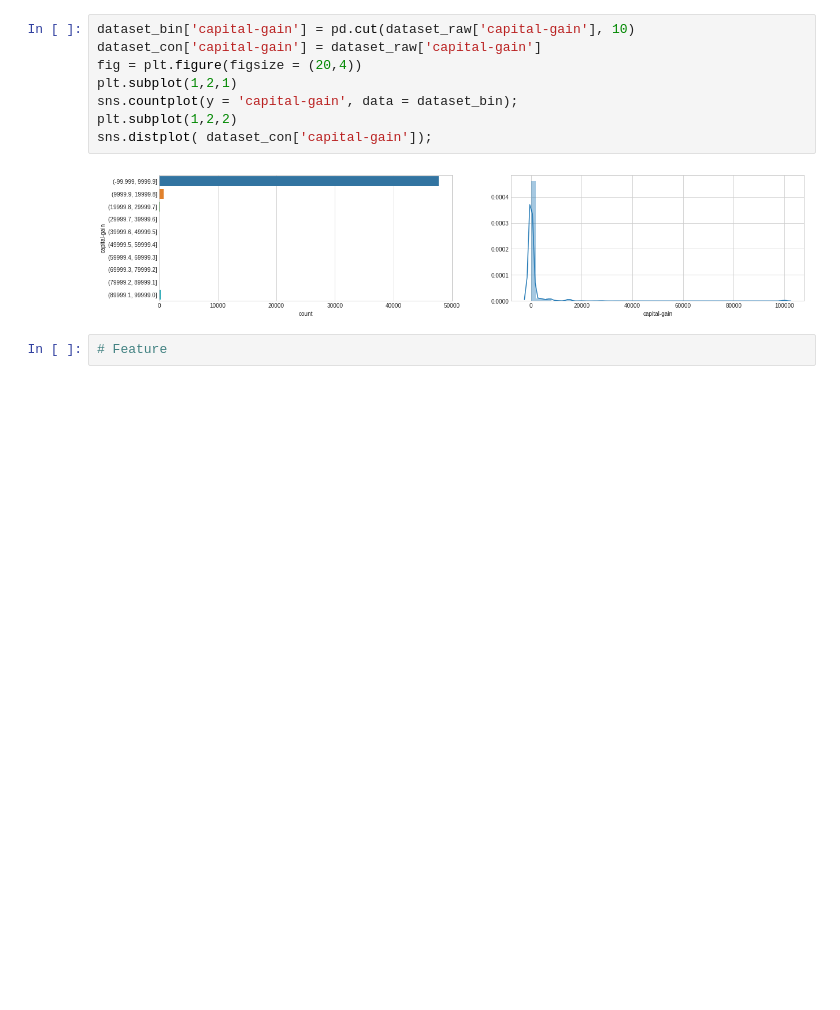
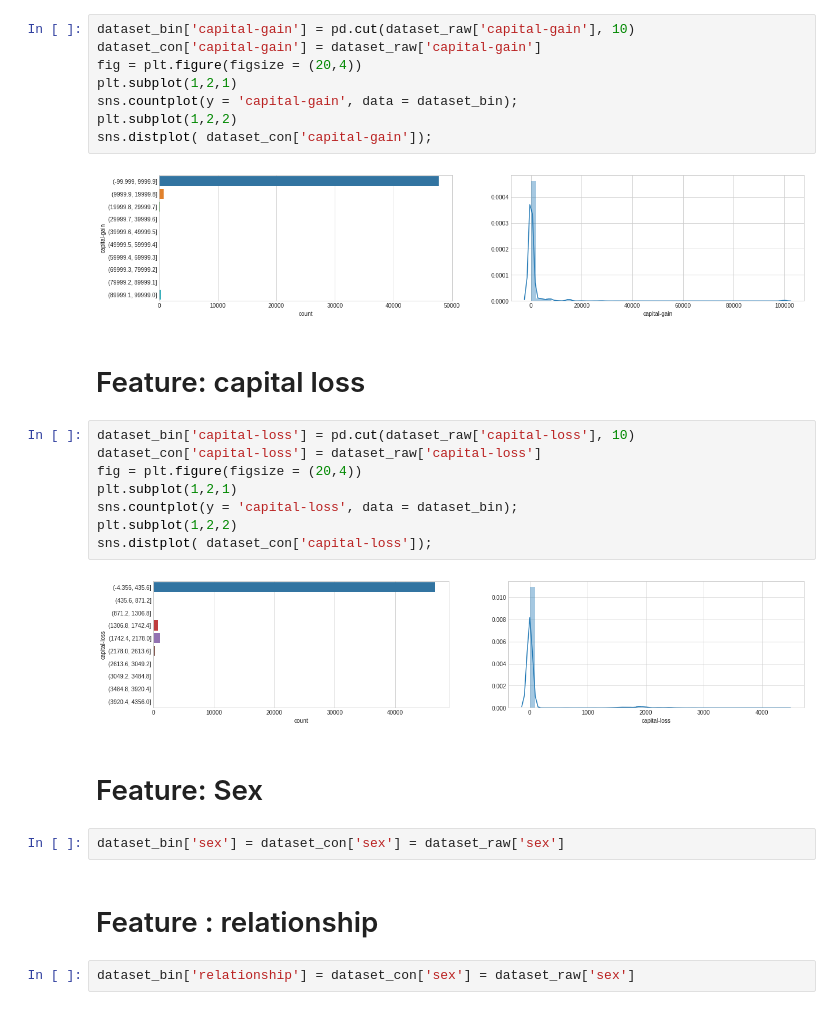
Before and after one commit to NilSagor/eda-tut, a Jupyter notebook: Census Income Dataset.ipynb, the cells around one changed output. Drawn from its saved outputs; the diff is of its cells as text; blank space fills up the shorter version.

```diff
--- a/Census Income Dataset.ipynb
+++ b/Census Income Dataset.ipynb
@@ -399,5 +399,23 @@ plt.subplot(1,2,2)
 sns.distplot( dataset_con['capital-gain']);
 # %% [output]
 [figure]
-# %%
-# Feature
+# %% [markdown]
+# Feature: capital loss
+# %%
+dataset_bin['capital-loss'] = pd.cut(dataset_raw['capital-loss'], 10)
+dataset_con['capital-loss'] = dataset_raw['capital-loss']
+fig = plt.figure(figsize = (20,4))
+plt.subplot(1,2,1)
+sns.countplot(y = 'capital-loss', data = dataset_bin);
+plt.subplot(1,2,2)
+sns.distplot( dataset_con['capital-loss']);
+# %% [output]
+[figure, added]
+# %% [markdown]
+# Feature: Sex
+# %%
+dataset_bin['sex'] = dataset_con['sex'] = dataset_raw['sex']
+# %% [markdown]
+# Feature : relationship
+# %%
+dataset_bin['relationship'] = dataset_con['sex'] = dataset_raw['sex']
```
